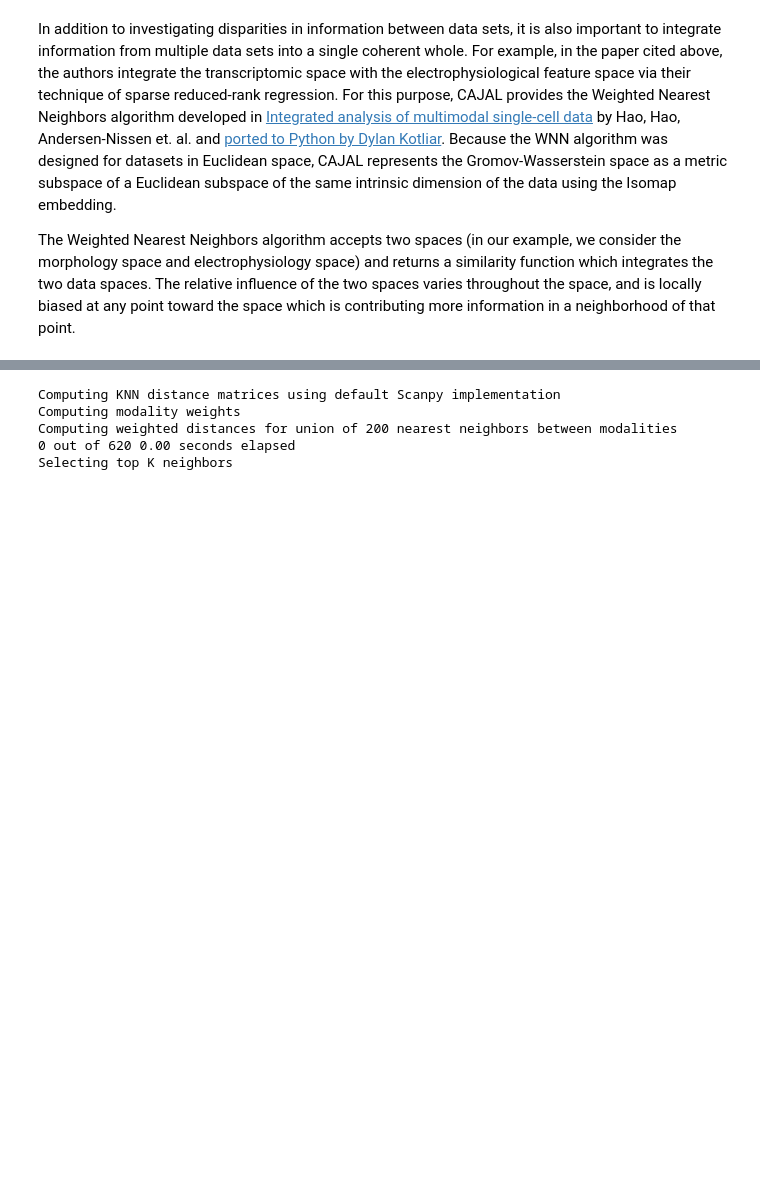
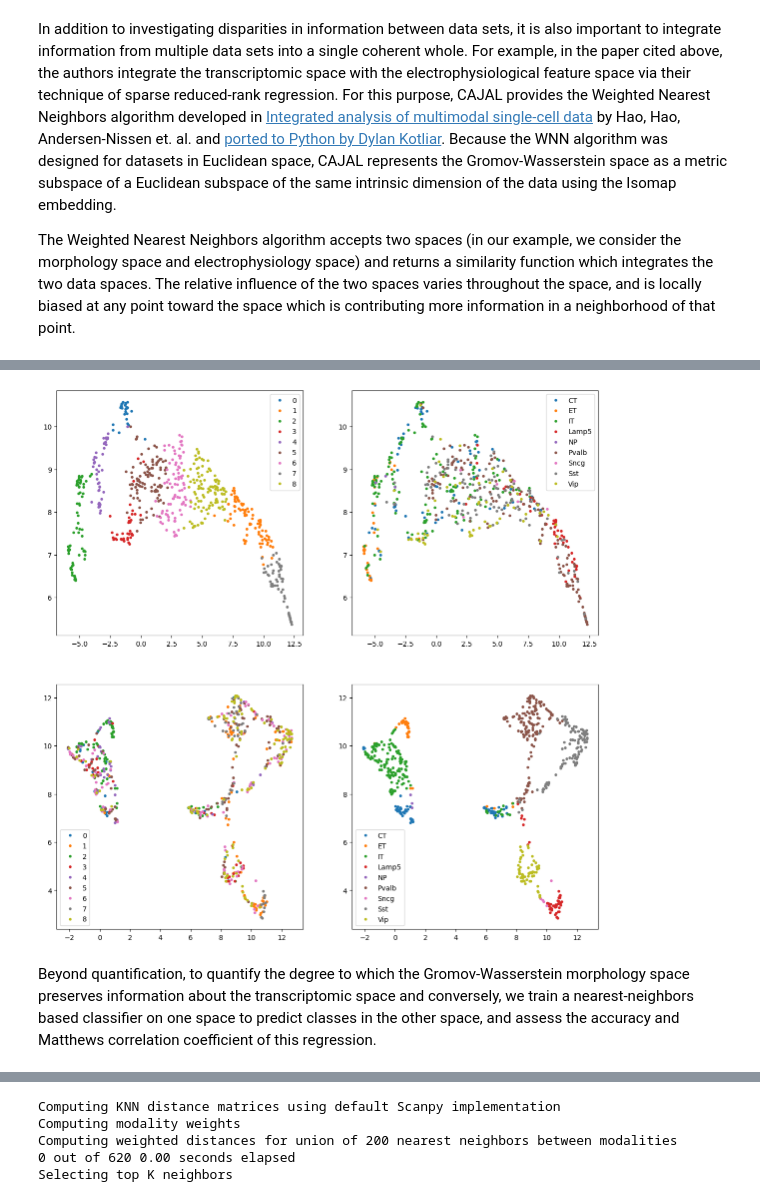
Before and after one commit to CamaraLab/CAJAL, a Jupyter notebook: docs/notebooks/Example_4.ipynb, the cells around one changed output, grey strips where cells are left out. Saved outputs shown, nothing was run; the diff lists cells and outputs as text; code cells hidden in the pictures; blank space fills up the shorter version.

```diff
--- a/docs/notebooks/Example_4.ipynb
+++ b/docs/notebooks/Example_4.ipynb
@@ -175,3 +147 @@ def load_data():
-# %%
-(metadata, ephys_data, exon_data, gw_dist_mat, cell_names) = load_data()
 # %% [markdown]
@@ -204 +173,4 @@ transcriptome_pca=scanpy_load_clean(cell_names)
+# %%
+transcriptome_pca=scanpy_load_clean(common_cells)
+transcriptome_dmat = squareform(pdist(transcriptome_pca))
 # %% [markdown]
@@ -205,0 +185,26 @@ Once we have these spaces, we can apply the weighted nearest neighbors algorithm
+# %%
+morphology_labels = louvain_clustering(gw_dmat, 10)
+RNA_family = metadata['RNA family'].values
+# %%
+reducer_precomputed = umap.umap_.UMAP(metric='precomputed',random_state=4)
+# %%
+def plot(ax, coords, labels):
+    # fig, ax = plt.subplots(figsize=(12,12))
+    ax.margins(0.05) # Optional, just adds 5% padding to the autoscaling
+    # a=reducer_precomputed.fit_transform(dmat)
+    for label in np.unique(labels):
+        xy = coords[np.nonzero([labels == label])[1]]
+        ax.plot(xy[:,0], xy[:,1], marker = 'o', linestyle='', ms=3, label=label)
+    ax.legend()
+
+fig, ax = plt.subplots(nrows=2, ncols=2, figsize=(14,14))
+for i in range(2):
+    dmat = [gw_dmat,transcriptome_dmat][i]
+    v = reducer_precomputed.fit_transform(dmat)
+    for j in range(2):
+        labels = [morphology_labels,RNA_family][j]
+        plot(ax[i,j],v,labels)
+# %% [output]
+[figure, added]
+# %% [markdown]
+Beyond quantification, to quantify the degree to which the Gromov-Wasserstein morphology space preserves information about the transcriptomic space and conversely, we train a nearest-neighbors based classifier on one space to predict classes in the other space, and assess the accuracy and Matthews correlation coefficient of this regression.
```
Also changed, not shown: parts of 39 cells of this notebook.
